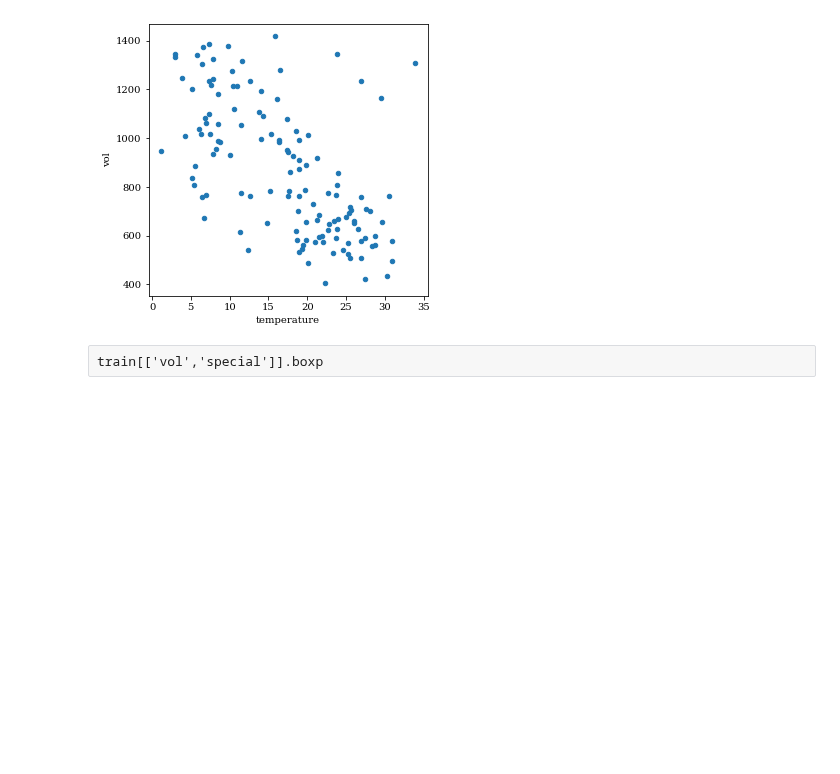
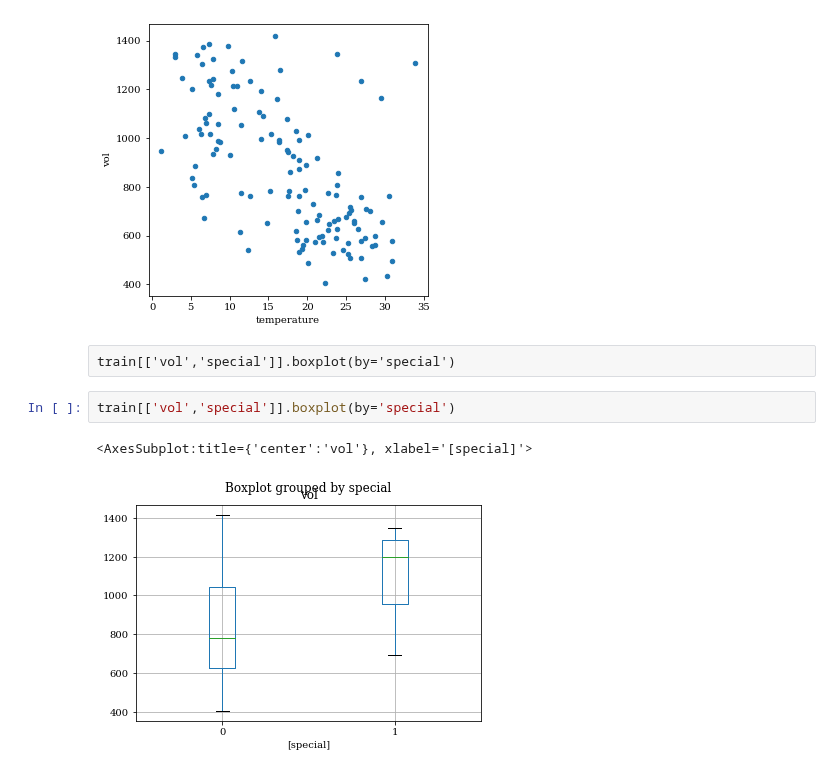
Before and after one commit to mochi2000/python, a Jupyter notebook: tutorial/task3/Untitled.ipynb, the cells around one changed output. Cells and saved outputs as stored; diff of their text form; blank space fills up the shorter version.

```diff
--- a/tutorial/task3/Untitled.ipynb
+++ b/tutorial/task3/Untitled.ipynb
@@ -137,4 +137,9 @@ train.plot.scatter(x='temperature', y='vol', figsize=(5,5))
 <AxesSubplot:xlabel='temperature', ylabel='vol'>
 [figure]
 # %% [raw]
-train[['vol','special']].boxp
+train[['vol','special']].boxplot(by='special')
+# %%
+train[['vol','special']].boxplot(by='special')
+# %% [output]
+<AxesSubplot:title={'center':'vol'}, xlabel='[special]'>
+[figure, added]
```
